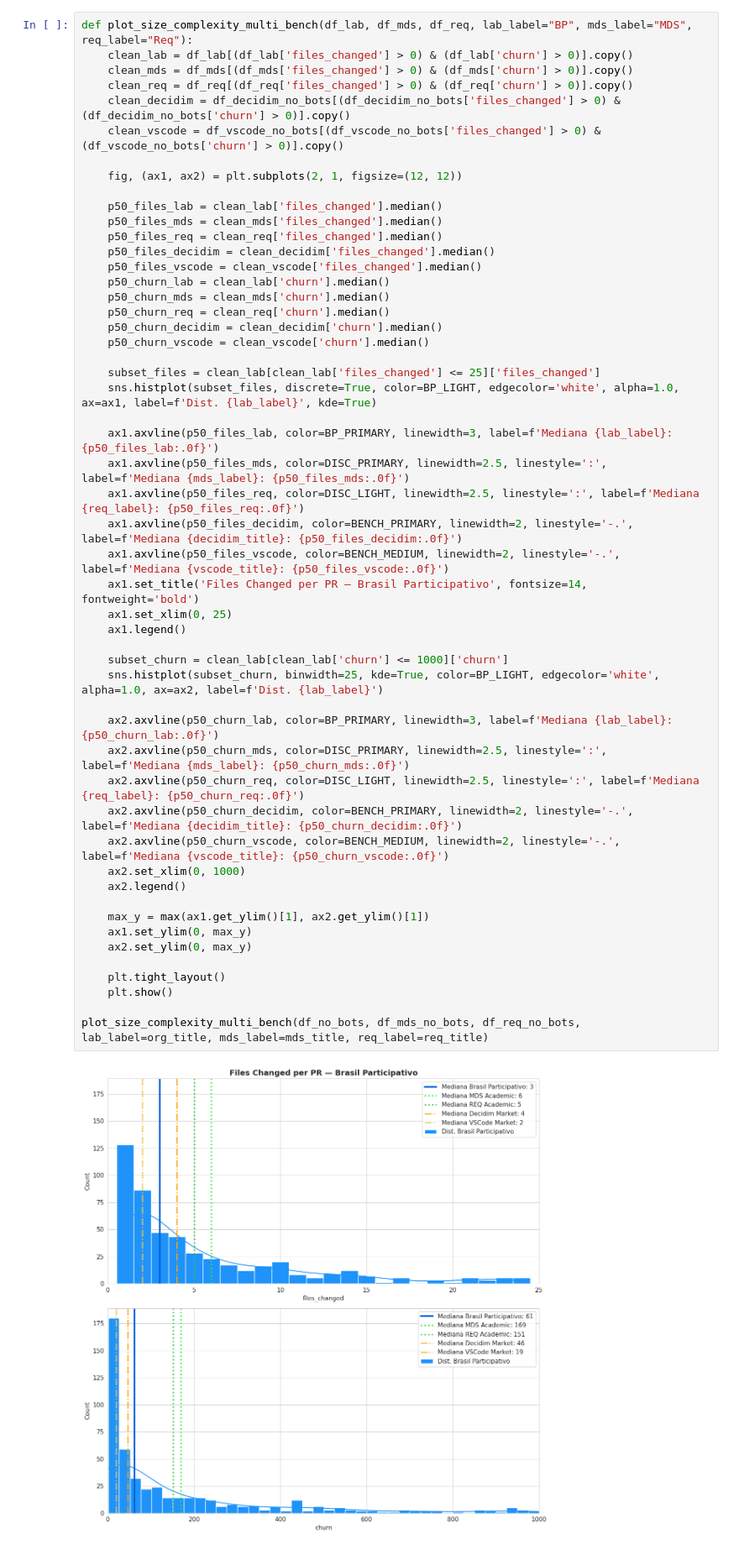
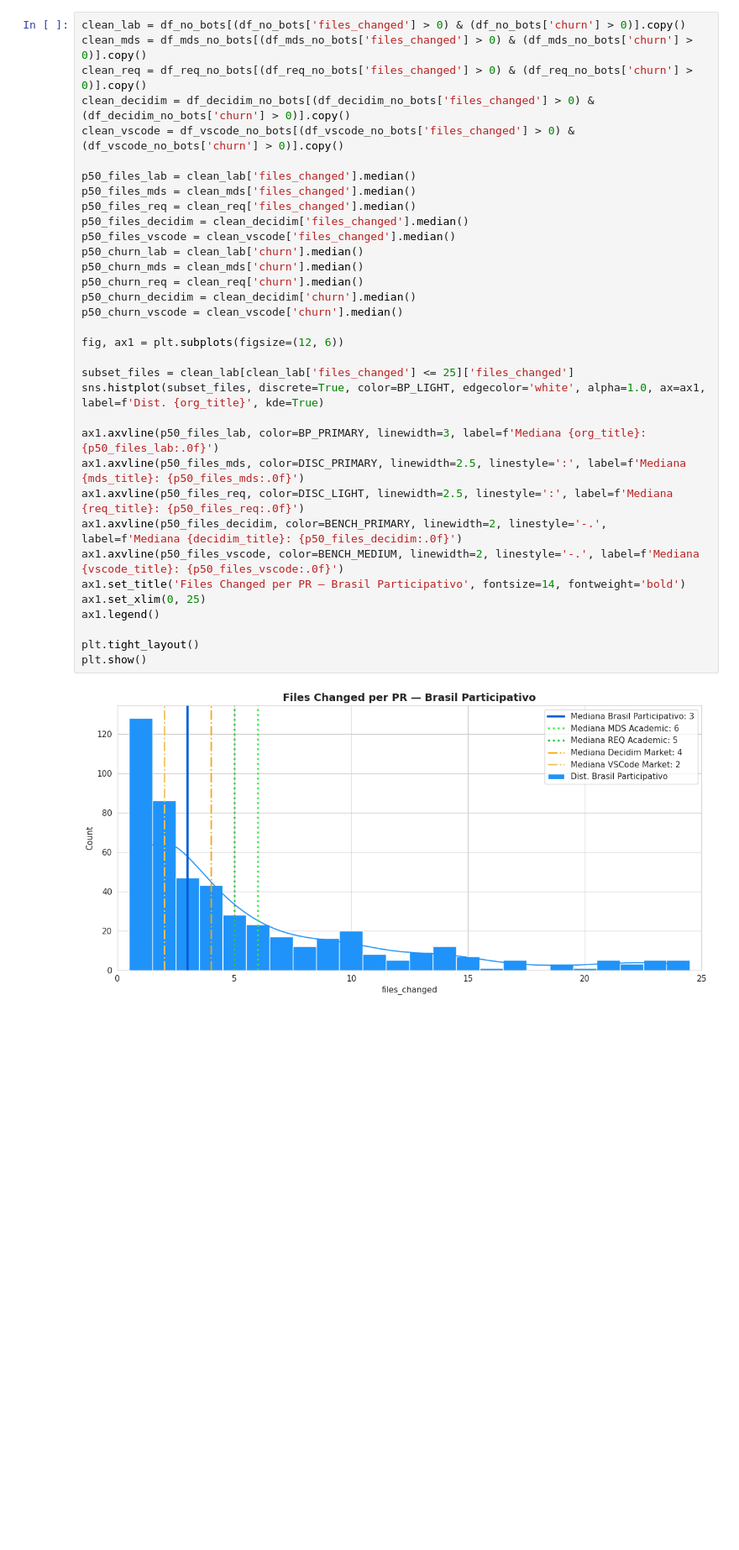
Before and after one commit to lablivre-unb/EbL_Over_PbL, a Jupyter notebook: metrics/notebooks/prs_viz_bp.ipynb, the cells around one changed output. Shown at 84% size. Cells and saved outputs as stored; diff of their text form; blank space fills up the shorter version.

```diff
--- a/metrics/notebooks/prs_viz_bp.ipynb
+++ b/metrics/notebooks/prs_viz_bp.ipynb
@@ -68,56 +68,38 @@ for name, full, filtered in [
   Decidim (benchmark)         2172 →   1546  (626 bots, 28.8%)
   VSCode (benchmark)         15019 →  14944  (75 bots, 0.5%)
 # %%
-def plot_size_complexity_multi_bench(df_lab, df_mds, df_req, lab_label="BP", mds_label="MDS", req_label="Req"):
-    clean_lab = df_lab[(df_lab['files_changed'] > 0) & (df_lab['churn'] > 0)].copy()
-    clean_mds = df_mds[(df_mds['files_changed'] > 0) & (df_mds['churn'] > 0)].copy()
-    clean_req = df_req[(df_req['files_changed'] > 0) & (df_req['churn'] > 0)].copy()
-    clean_decidim = df_decidim_no_bots[(df_decidim_no_bots['files_changed'] > 0) & (df_decidim_no_bots['churn'] > 0)].copy()
-    clean_vscode = df_vscode_no_bots[(df_vscode_no_bots['files_changed'] > 0) & (df_vscode_no_bots['churn'] > 0)].copy()
+clean_lab = df_no_bots[(df_no_bots['files_changed'] > 0) & (df_no_bots['churn'] > 0)].copy()
+clean_mds = df_mds_no_bots[(df_mds_no_bots['files_changed'] > 0) & (df_mds_no_bots['churn'] > 0)].copy()
+clean_req = df_req_no_bots[(df_req_no_bots['files_changed'] > 0) & (df_req_no_bots['churn'] > 0)].copy()
+clean_decidim = df_decidim_no_bots[(df_decidim_no_bots['files_changed'] > 0) & (df_decidim_no_bots['churn'] > 0)].copy()
+clean_vscode = df_vscode_no_bots[(df_vscode_no_bots['files_changed'] > 0) & (df_vscode_no_bots['churn'] > 0)].copy()
 
-    fig, (ax1, ax2) = plt.subplots(2, 1, figsize=(12, 12))
+p50_files_lab = clean_lab['files_changed'].median()
+p50_files_mds = clean_mds['files_changed'].median()
+p50_files_req = clean_req['files_changed'].median()
+p50_files_decidim = clean_decidim['files_changed'].median()
+p50_files_vscode = clean_vscode['files_changed'].median()
+p50_churn_lab = clean_lab['churn'].median()
+p50_churn_mds = clean_mds['churn'].median()
+p50_churn_req = clean_req['churn'].median()
+p50_churn_decidim = clean_decidim['churn'].median()
+p50_churn_vscode = clean_vscode['churn'].median()
 
-    p50_files_lab = clean_lab['files_changed'].median()
-    p50_files_mds = clean_mds['files_changed'].median()
-    p50_files_req = clean_req['files_changed'].median()
-    p50_files_decidim = clean_decidim['files_changed'].median()
-    p50_files_vscode = clean_vscode['files_changed'].median()
-    p50_churn_lab = clean_lab['churn'].median()
-    p50_churn_mds = clean_mds['churn'].median()
-    p50_churn_req = clean_req['churn'].median()
-    p50_churn_decidim = clean_decidim['churn'].median()
-    p50_churn_vscode = clean_vscode['churn'].median()
+fig, ax1 = plt.subplots(figsize=(12, 6))
 
-    subset_files = clean_lab[clean_lab['files_changed'] <= 25]['files_changed']
-    sns.histplot(subset_files, discrete=True, color=BP_LIGHT, edgecolor='white', alpha=1.0, ax=ax1, label=f'Dist. {lab_label}', kde=True)
+subset_files = clean_lab[clean_lab['files_changed'] <= 25]['files_changed']
+sns.histplot(subset_files, discrete=True, color=BP_LIGHT, edgecolor='white', alpha=1.0, ax=ax1, label=f'Dist. {org_title}', kde=True)
 
-    ax1.axvline(p50_files_lab, color=BP_PRIMARY, linewidth=3, label=f'Mediana {lab_label}: {p50_files_lab:.0f}')
-    ax1.axvline(p50_files_mds, color=DISC_PRIMARY, linewidth=2.5, linestyle=':', label=f'Mediana {mds_label}: {p50_files_mds:.0f}')
-    ax1.axvline(p50_files_req, color=DISC_LIGHT, linewidth=2.5, linestyle=':', label=f'Mediana {req_label}: {p50_files_req:.0f}')
-    ax1.axvline(p50_files_decidim, color=BENCH_PRIMARY, linewidth=2, linestyle='-.', label=f'Mediana {decidim_title}: {p50_files_decidim:.0f}')
-    ax1.axvline(p50_files_vscode, color=BENCH_MEDIUM, linewidth=2, linestyle='-.', label=f'Mediana {vscode_title}: {p50_files_vscode:.0f}')
-    ax1.set_title('Files Changed per PR — Brasil Participativo', fontsize=14, fontweight='bold')
-    ax1.set_xlim(0, 25)
-    ax1.legend()
+ax1.axvline(p50_files_lab, color=BP_PRIMARY, linewidth=3, label=f'Mediana {org_title}: {p50_files_lab:.0f}')
+ax1.axvline(p50_files_mds, color=DISC_PRIMARY, linewidth=2.5, linestyle=':', label=f'Mediana {mds_title}: {p50_files_mds:.0f}')
+ax1.axvline(p50_files_req, color=DISC_LIGHT, linewidth=2.5, linestyle=':', label=f'Mediana {req_title}: {p50_files_req:.0f}')
+ax1.axvline(p50_files_decidim, color=BENCH_PRIMARY, linewidth=2, linestyle='-.', label=f'Mediana {decidim_title}: {p50_files_decidim:.0f}')
+ax1.axvline(p50_files_vscode, color=BENCH_MEDIUM, linewidth=2, linestyle='-.', label=f'Mediana {vscode_title}: {p50_files_vscode:.0f}')
+ax1.set_title('Files Changed per PR — Brasil Participativo', fontsize=14, fontweight='bold')
+ax1.set_xlim(0, 25)
+ax1.legend()
 
-    subset_churn = clean_lab[clean_lab['churn'] <= 1000]['churn']
-    sns.histplot(subset_churn, binwidth=25, kde=True, color=BP_LIGHT, edgecolor='white', alpha=1.0, ax=ax2, label=f'Dist. {lab_label}')
-
-    ax2.axvline(p50_churn_lab, color=BP_PRIMARY, linewidth=3, label=f'Mediana {lab_label}: {p50_churn_lab:.0f}')
-    ax2.axvline(p50_churn_mds, color=DISC_PRIMARY, linewidth=2.5, linestyle=':', label=f'Mediana {mds_label}: {p50_churn_mds:.0f}')
-    ax2.axvline(p50_churn_req, color=DISC_LIGHT, linewidth=2.5, linestyle=':', label=f'Mediana {req_label}: {p50_churn_req:.0f}')
-    ax2.axvline(p50_churn_decidim, color=BENCH_PRIMARY, linewidth=2, linestyle='-.', label=f'Mediana {decidim_title}: {p50_churn_decidim:.0f}')
-    ax2.axvline(p50_churn_vscode, color=BENCH_MEDIUM, linewidth=2, linestyle='-.', label=f'Mediana {vscode_title}: {p50_churn_vscode:.0f}')
-    ax2.set_xlim(0, 1000)
-    ax2.legend()
-
-    max_y = max(ax1.get_ylim()[1], ax2.get_ylim()[1])
-    ax1.set_ylim(0, max_y)
-    ax2.set_ylim(0, max_y)
-
-    plt.tight_layout()
-    plt.show()
-
-plot_size_complexity_multi_bench(df_no_bots, df_mds_no_bots, df_req_no_bots, lab_label=org_title, mds_label=mds_title, req_label=req_title)
+plt.tight_layout()
+plt.show()
 # %% [output]
-[figure, old version]
+[figure, new version]
```
Also changed, not shown: parts of 1 cell of this notebook.
